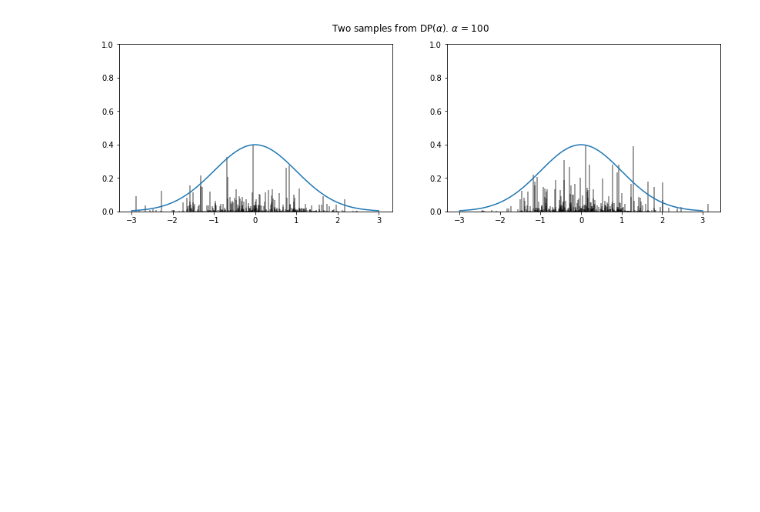
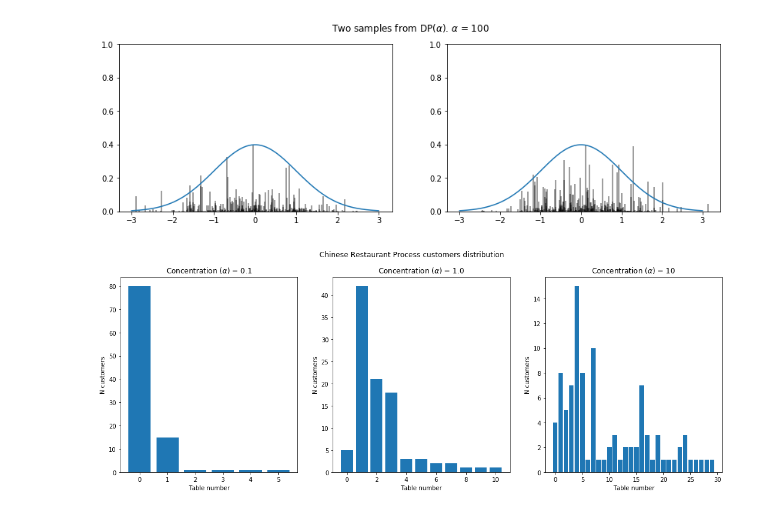
Before and after one commit to arrigonialberto86/funtime, a Jupyter notebook: ipynb/Dirichlet_processes.ipynb, the cells around one changed output. Saved outputs shown, nothing was run; the diff lists cells and outputs as text; code cells hidden in the pictures; blank space fills up the shorter version.

Commit message:
chinese rest code added

```diff
--- a/ipynb/Dirichlet_processes.ipynb
+++ b/ipynb/Dirichlet_processes.ipynb
@@ -149,3 +149,48 @@ for alpha in [1, 10, 100]:
 [figure]
 [figure]
 [figure]
+# %%
+import random
+import matplotlib.pyplot as plt
+from pylab import rcParams
+rcParams['figure.figsize'] = 18, 6
+
+fig, axs = plt.subplots(1, 3)
+plot_count = 0
+fig.suptitle('Chinese Restaurant Process customers distribution')
+
+# Play with different concentrations
+for concentration in [0.1, 1.0, 10]:
+
+    # First customer always sits at the first table
+    tables = [1]
+
+    for n in range(2,100):
+
+        # Get random number 0~1
+        rand = random.random()
+
+        p_total = 0
+        existing_table = False
+
+        for index, count in enumerate(tables):
+
+            prob = count / (n + concentration)
+
+            p_total += prob
+            if rand < p_total:
+                tables[index] += 1
+                existing_table = True
+                break
+
+        # New table!!
+        if not existing_table:
+             tables.append(1)
+
+    axs[plot_count].bar([i for i in range(len(tables))], tables)
+    axs[plot_count].set_title(r'Concentration ($\alpha$) = {}'.format(concentration))
+    plot_count+= 1
+    for ax in axs.flat:
+        ax.set(xlabel='Table number', ylabel='N customers')
+# %% [output]
+[figure, added]
```
Also changed, not shown: 2 other files.
